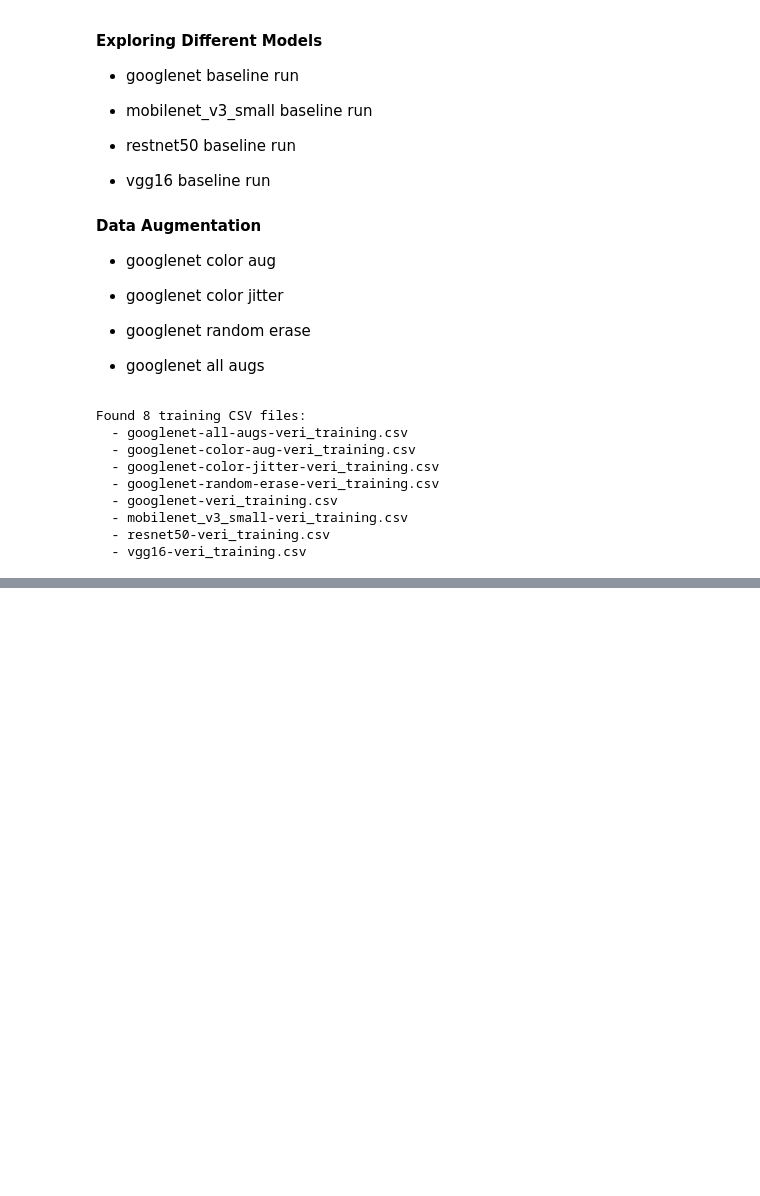
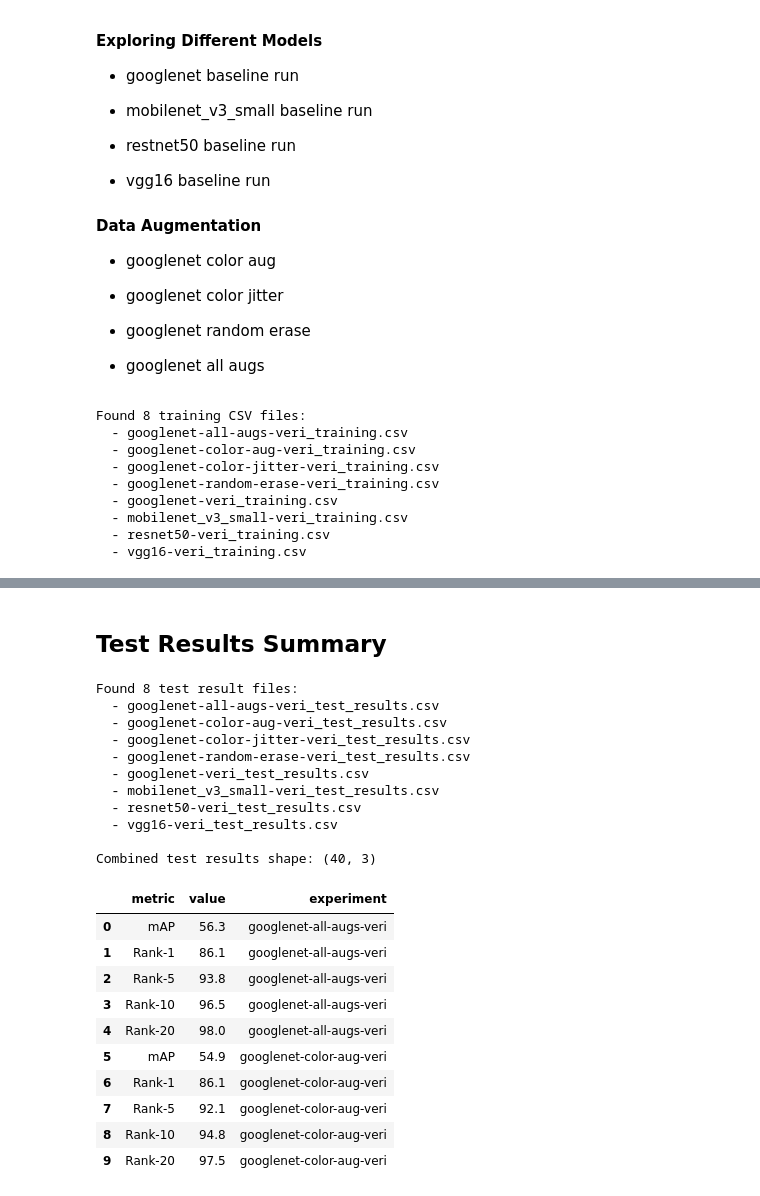
Before and after one commit to jackiemalooly/Surrey_EEEM071_Coursework, a Jupyter notebook: analysis.ipynb, the cells around one changed output, grey strips where cells are left out. Saved outputs shown, nothing was run; the diff lists cells and outputs as text; code cells hidden in the pictures; blank space fills up the shorter version.

```diff
--- a/analysis.ipynb
+++ b/analysis.ipynb
@@ -151,0 +184,53 @@ print(f"{'='*60}")
+# %% [markdown]
+## Test Results Summary
+# %%
+# Load all test results CSV files
+test_csvs = list(results_dir.glob('*_test_results.csv'))
+
+print(f"Found {len(test_csvs)} test result files:")
+for csv_file in test_csvs:
+    print(f"  - {csv_file.name}")
+
+# Combine all test results into one dataframe
+all_results = []
+
+for csv_file in test_csvs:
+    # Extract experiment name
+    experiment_name = csv_file.stem.replace('_test_results', '')
+
+    # Load CSV
+    df = pd.read_csv(csv_file)
+
+    # Add experiment name column
+    df['experiment'] = experiment_name
+
+    all_results.append(df)
+
+# Concatenate all results
+test_results_df = pd.concat(all_results, ignore_index=True)
+
+print(f"\nCombined test results shape: {test_results_df.shape}")
+test_results_df.head(10)
+# %% [output]
+Found 8 test result files:
+  - googlenet-all-augs-veri_test_results.csv
+  - googlenet-color-aug-veri_test_results.csv
+  - googlenet-color-jitter-veri_test_results.csv
+  - googlenet-random-erase-veri_test_results.csv
+  - googlenet-veri_test_results.csv
+  - mobilenet_v3_small-veri_test_results.csv
+  - resnet50-veri_test_results.csv
+  - vgg16-veri_test_results.csv
+
+Combined test results shape: (40, 3)
+|  | metric | value | experiment |
+| 0 | mAP | 56.3 | googlenet-all-augs-veri |
+| 1 | Rank-1 | 86.1 | googlenet-all-augs-veri |
+| 2 | Rank-5 | 93.8 | googlenet-all-augs-veri |
+| 3 | Rank-10 | 96.5 | googlenet-all-augs-veri |
+| 4 | Rank-20 | 98.0 | googlenet-all-augs-veri |
+| 5 | mAP | 54.9 | googlenet-color-aug-veri |
+| 6 | Rank-1 | 86.1 | googlenet-color-aug-veri |
+| 7 | Rank-5 | 92.1 | googlenet-color-aug-veri |
+| 8 | Rank-10 | 94.8 | googlenet-color-aug-veri |
+| 9 | Rank-20 | 97.5 | googlenet-color-aug-veri |
```
Also changed, not shown: parts of 9 cells of this notebook, 11 other files.
